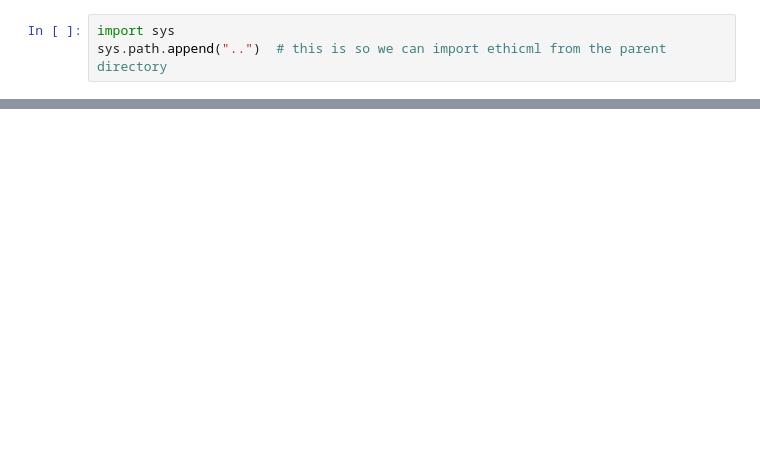
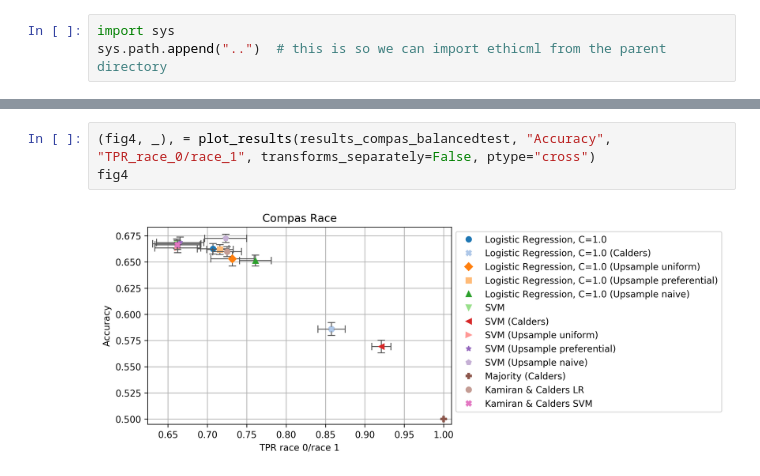
Before and after one commit to wearepal/EthicML, a Jupyter notebook: examples/kamiran_calders_variants.ipynb, the cells around one changed output, grey strips where cells are left out. Saved outputs shown, nothing was run; the diff lists cells and outputs as text; blank space fills up the shorter version.

```diff
--- a/examples/kamiran_calders_variants.ipynb
+++ b/examples/kamiran_calders_variants.ipynb
@@ -66,0 +82,5 @@ fig2
+# %%
+(fig4, _), = plot_results(results_compas_balancedtest, "Accuracy", "TPR_race_0/race_1", transforms_separately=False, ptype="cross")
+fig4
+# %% [output]
+[figure, added]
```
Also changed, not shown: parts of 10 cells of this notebook, 10 other files.
